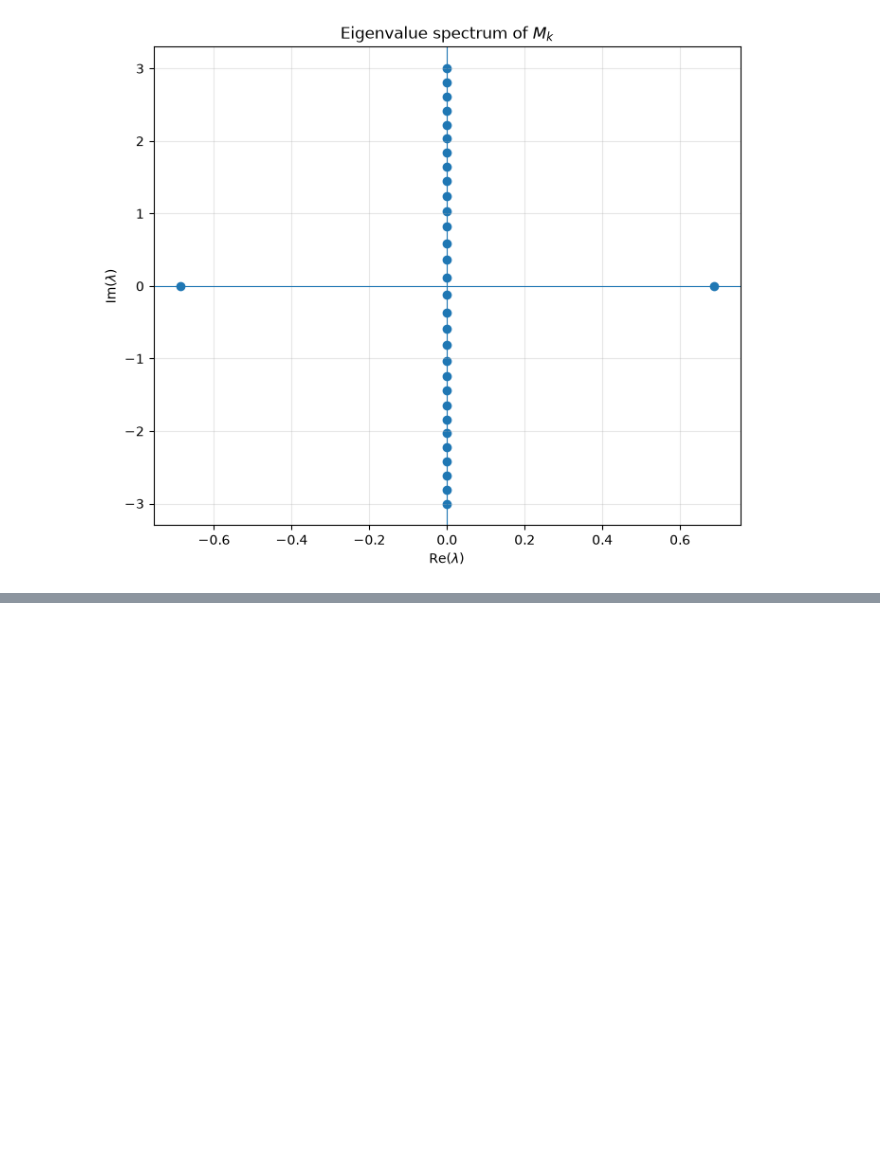
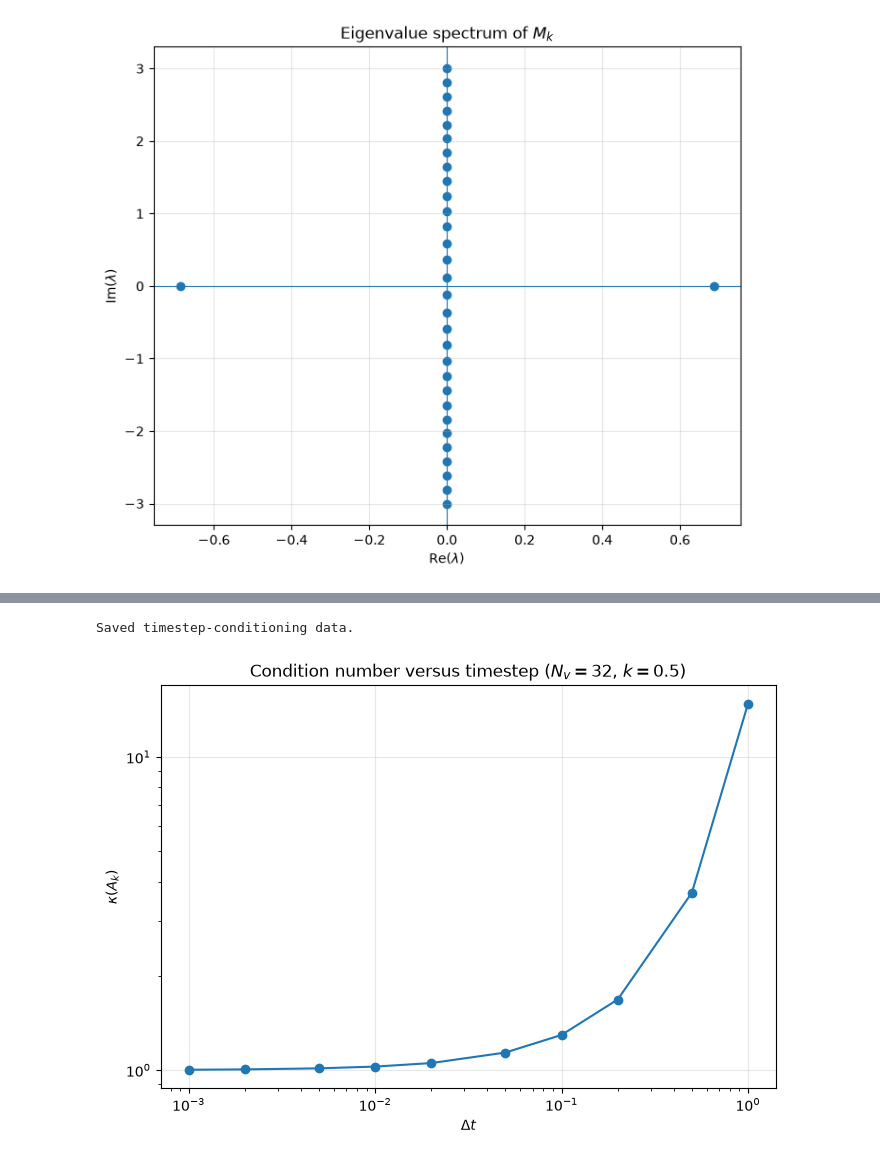
Before and after one commit to Tinashe2023/quantum-vlasov-poisson, a Jupyter notebook: notebooks/05_matrix_analysis.ipynb, the cells around one changed output, grey strips where cells are left out. Saved outputs shown, nothing was run; the diff lists cells and outputs as text; code cells hidden in the pictures; blank space fills up the shorter version.

```diff
--- a/notebooks/05_matrix_analysis.ipynb
+++ b/notebooks/05_matrix_analysis.ipynb
@@ -276,0 +464,49 @@ plt.show()
+# %%
+# ---------------------------------------------------------
+# Save timestep-conditioning data
+# ---------------------------------------------------------
+
+np.savetxt(
+    TABLE_DIR / f"condition_vs_dt_Nv{Nv}_k0p5.csv",
+    dt_results,
+    delimiter=",",
+    header="dt,sigma_max,sigma_min,condition_number",
+    comments=""
+)
+
+print("Saved timestep-conditioning data.")
+# %% [output]
+Saved timestep-conditioning data.
+# %%
+# ---------------------------------------------------------
+# Condition number versus timestep
+# ---------------------------------------------------------
+
+fig, ax = plt.subplots(figsize=(7, 5))
+
+ax.loglog(
+    dt_results[:, 0],
+    dt_results[:, 3],
+    "o-"
+)
+
+ax.set_xlabel(r"$\Delta t$")
+ax.set_ylabel(r"$\kappa(A_k)$")
+ax.set_title(
+    rf"Condition number versus timestep "
+    rf"($N_v={Nv}$, $k={k}$)"
+)
+
+ax.grid(True, alpha=0.3)
+
+fig.tight_layout()
+
+fig.savefig(
+    FIGURE_DIR / f"condition_vs_dt_Nv{Nv}_k0p5.png",
+    dpi=300,
+    bbox_inches="tight"
+)
+
+plt.show()
+# %% [output]
+[figure, added]
```
Also changed, not shown: parts of 30 cells of this notebook, 1 other file.
